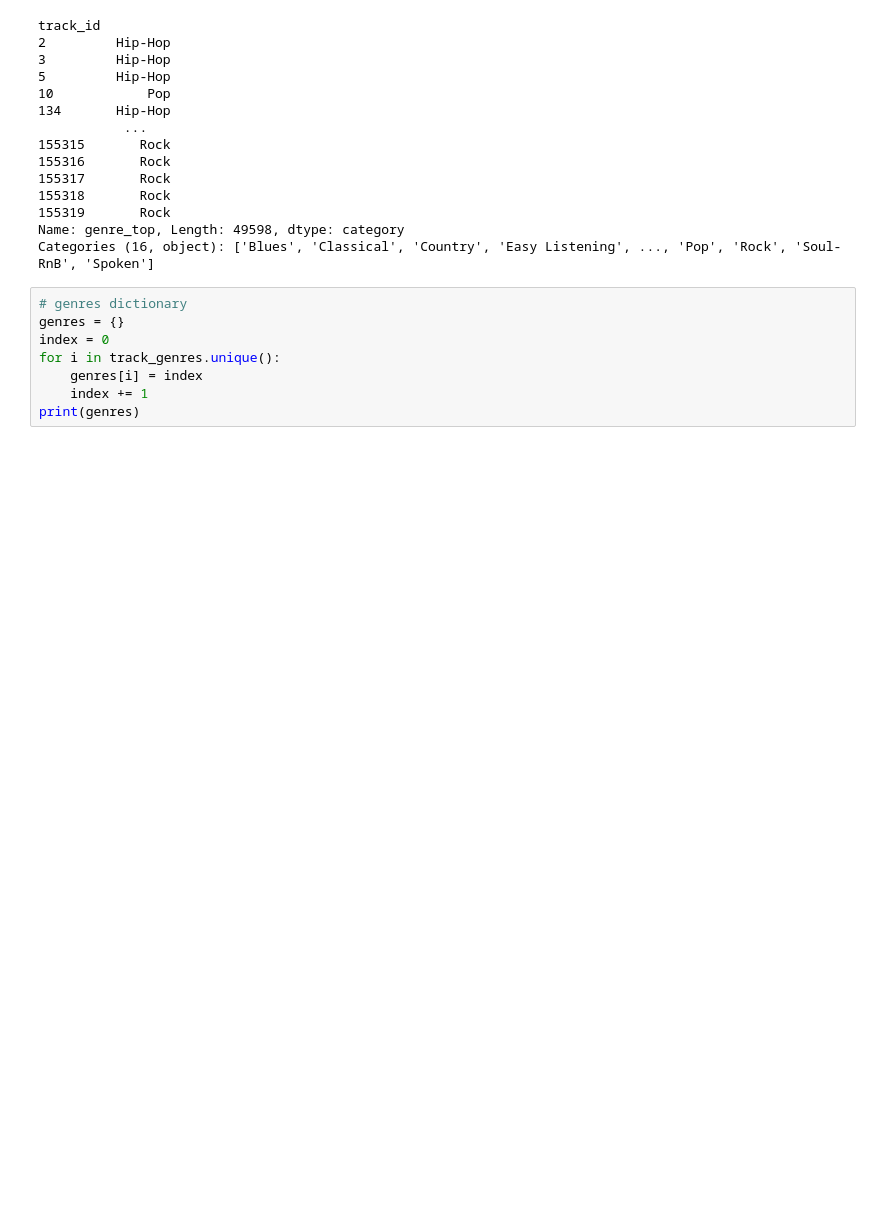
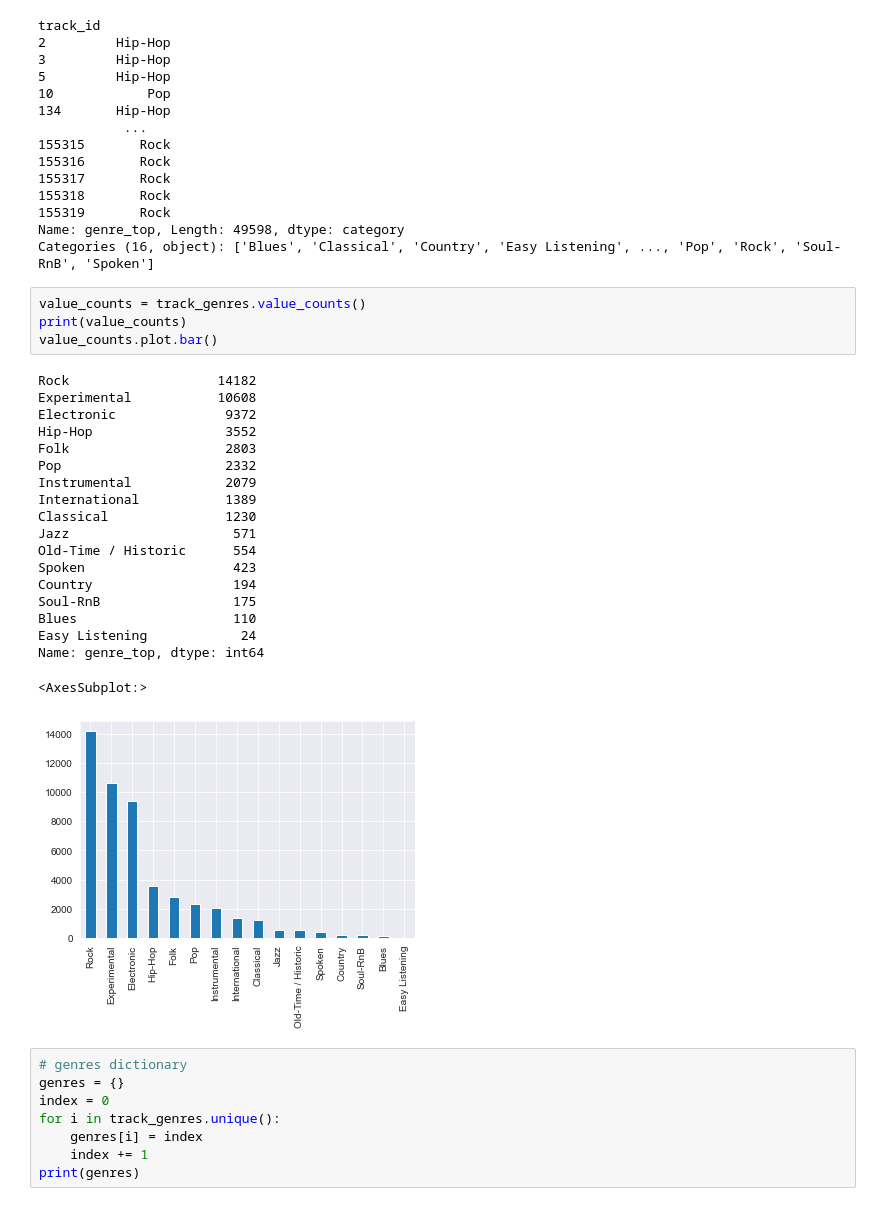
Before and after one commit to ThetaRangers/ML, a Jupyter notebook: other_models.ipynb, the cells around one changed output. Drawn from its saved outputs; the diff is of its cells as text; blank space fills up the shorter version.

```diff
--- a/other_models.ipynb
+++ b/other_models.ipynb
@@ -65,6 +68,30 @@ track_id
 155319       Rock
 Name: genre_top, Length: 49598, dtype: category
 Categories (16, object): ['Blues', 'Classical', 'Country', 'Easy Listening', ..., 'Pop', 'Rock', 'Soul-RnB', 'Spoken']
+# %%
+value_counts = track_genres.value_counts()
+print(value_counts)
+value_counts.plot.bar()
+# %% [output]
+Rock                   14182
+Experimental           10608
+Electronic              9372
+Hip-Hop                 3552
+Folk                    2803
+Pop                     2332
+Instrumental            2079
+International           1389
+Classical               1230
+Jazz                     571
+Old-Time / Historic      554
+Spoken                   423
+Country                  194
+Soul-RnB                 175
+Blues                    110
+Easy Listening            24
+Name: genre_top, dtype: int64
+<AxesSubplot:>
+[figure, added]
 # %%
 # genres dictionary
 genres = {}
```
Also changed, not shown: parts of 7 cells of this notebook.
